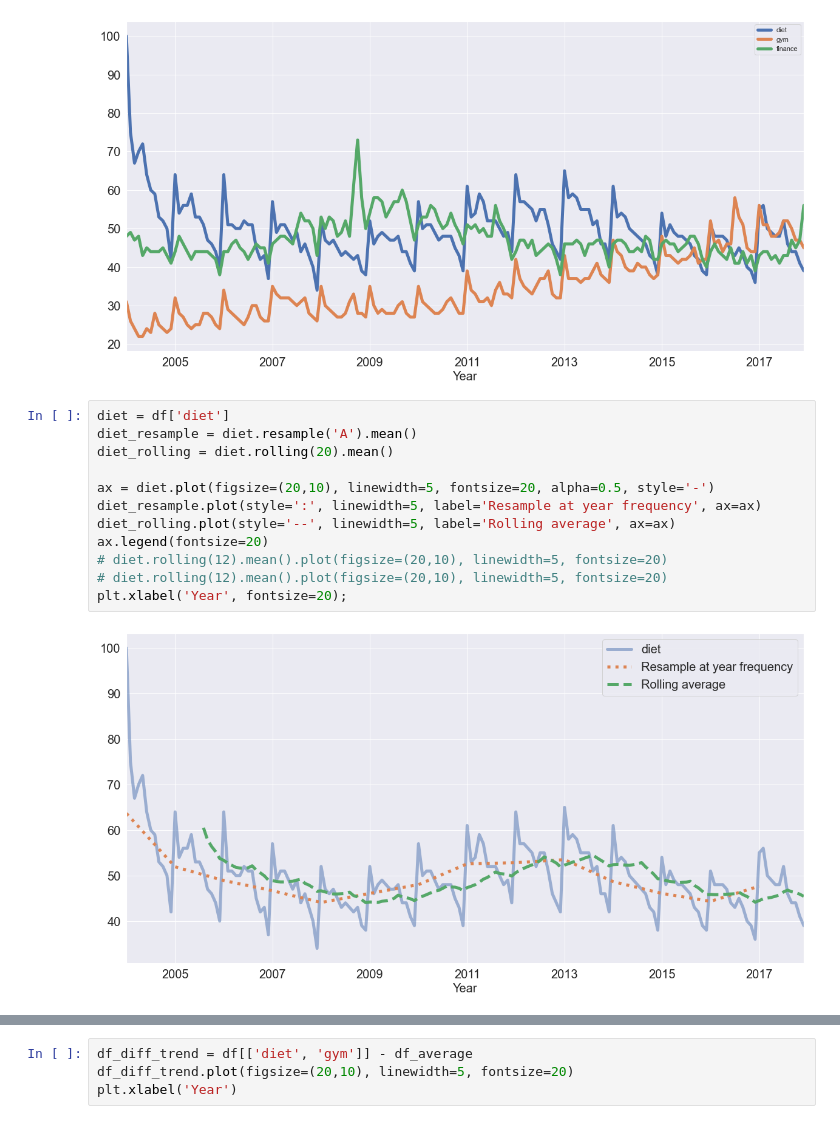
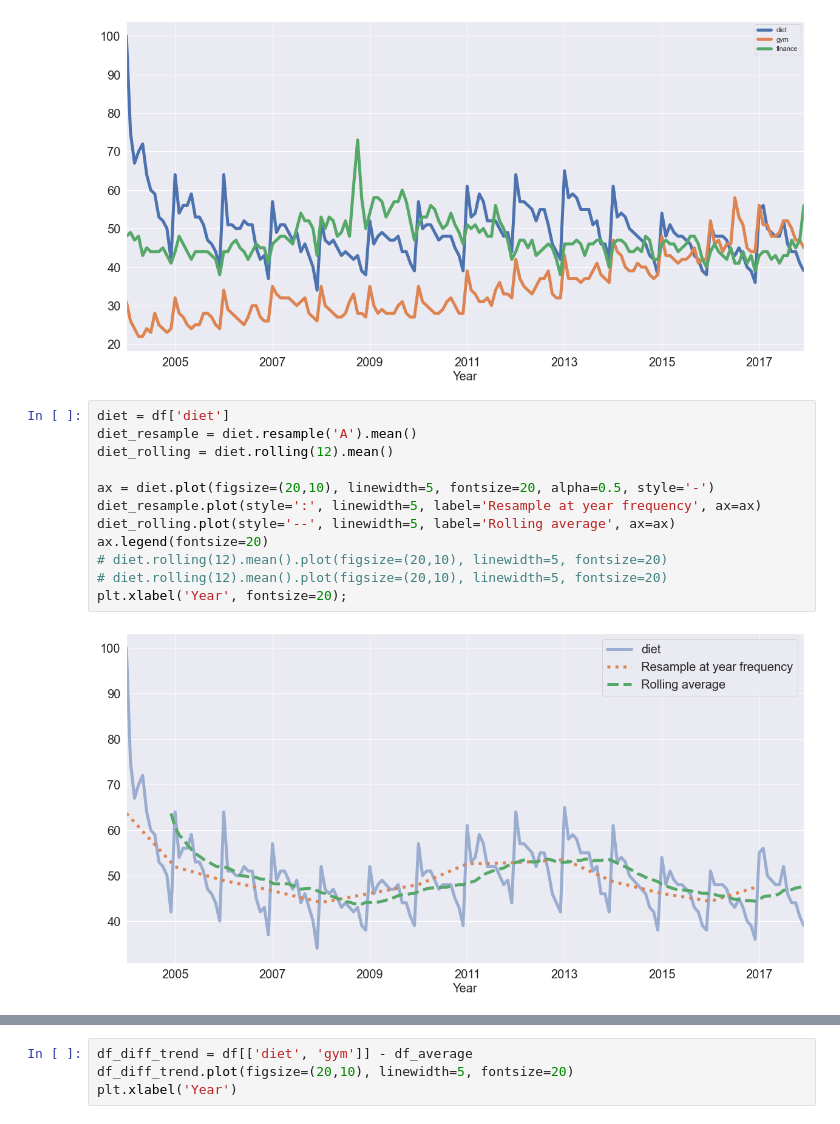
Before and after one commit to Dahadera/toiLabs, a Jupyter notebook: toiLab6/toi6notebook.ipynb, the cells around one changed output, grey strips where cells are left out. Drawn from its saved outputs; the diff is of its cells as text.

```diff
--- a/toiLab6/toi6notebook.ipynb
+++ b/toiLab6/toi6notebook.ipynb
@@ -46,14 +46,14 @@ plt.xlabel('Year', fontsize=20);
 # %%
 diet = df['diet']
 diet_resample = diet.resample('A').mean()
-diet_rolling = diet.rolling(20).mean()
+diet_rolling = diet.rolling(12).mean()
 
 ax = diet.plot(figsize=(20,10), linewidth=5, fontsize=20, alpha=0.5, style='-')
 diet_resample.plot(style=':', linewidth=5, label='Resample at year frequency', ax=ax)
 diet_rolling.plot(style='--', linewidth=5, label='Rolling average', ax=ax)
 ax.legend(fontsize=20)
 # diet.rolling(12).mean().plot(figsize=(20,10), linewidth=5, fontsize=20)
 # diet.rolling(12).mean().plot(figsize=(20,10), linewidth=5, fontsize=20)
 plt.xlabel('Year', fontsize=20);
 # %% [output]
-[figure, old version]
+[figure, new version]
```
Also changed, not shown: parts of 12 cells of this notebook, 2 other files.
